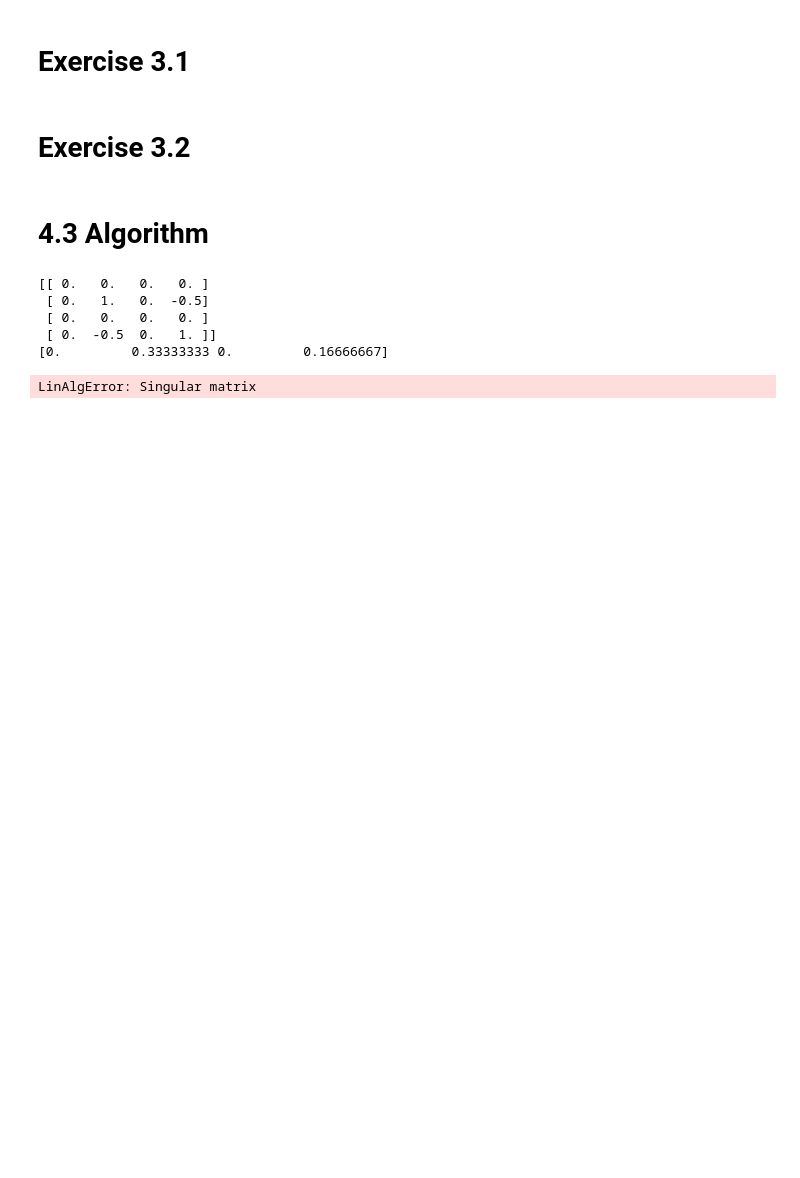
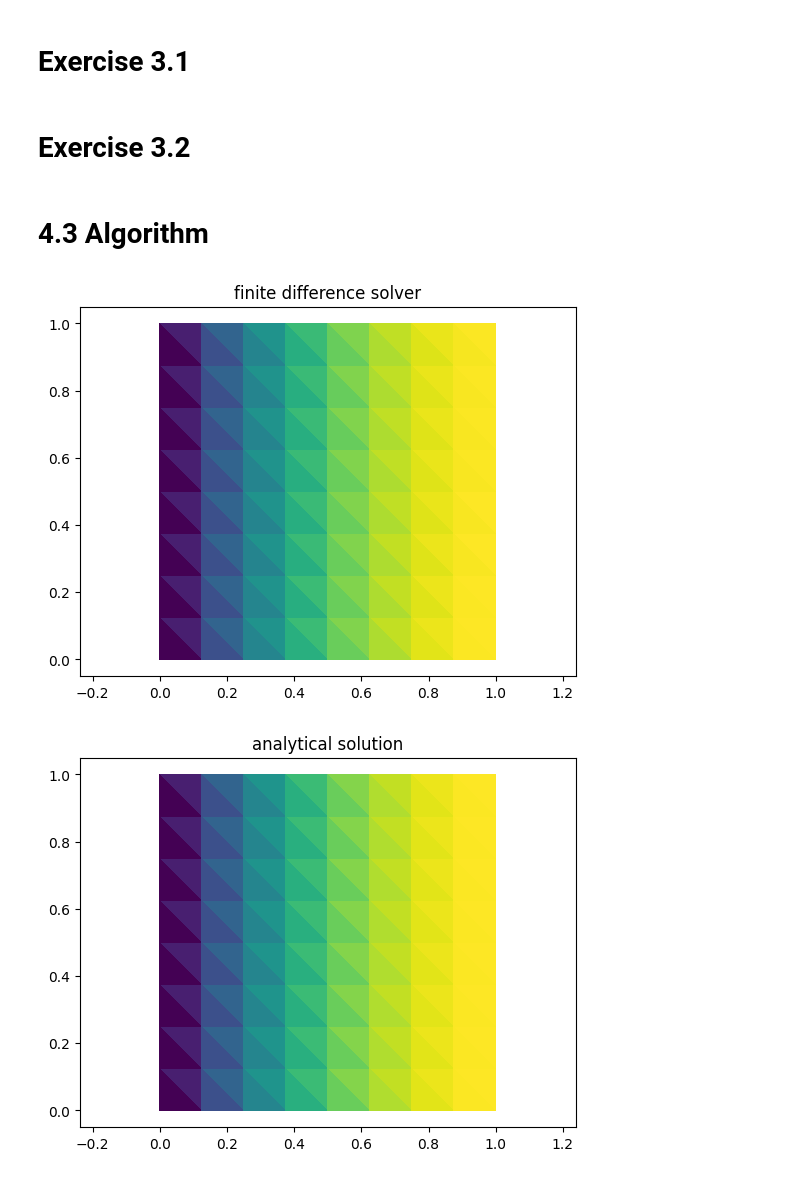
Before and after one commit to 000rla/Numerics_assignment_2, a Jupyter notebook: exercises.ipynb, the cells around one changed output. Drawn from its saved outputs; the diff is of its cells as text; code cells hidden in the pictures; blank space fills up the shorter version.

```diff
--- a/exercises.ipynb
+++ b/exercises.ipynb
@@ -289,8 +289,8 @@ def integrate_psi(psi):
     inte_psi=0
     xi=np.array([[1/6,4/6,1/6],[1/6,1/6,4/6]])
     for j in range(3):
-        inte_psi+=psi(xi[:,j])
-    return inte_psi/6
+        inte_psi+=psi(xi[:,j])/6
+    return inte_psi
 # %%
 def test_localQuadtrature():
 
@@ -530,17 +533,17 @@ def generate_2d_grid(Nx):
                                     i+(j+1)*Nnodes)
     return nodes, IEN, ID, boundaries
 # %%
-Nx=1
+Nx=8
 
 nodes, IEN, ID, boundary_nodes=generate_2d_grid(Nx)
-
-# n_eq = 0
-# for i in range(len(nodes[:, 1])):
-#     if i in boundary_nodes:
-#         ID[i] = -1
-#     else:
-#         ID[i] = n_eq
-#         n_eq += 1
+boundary_nodes=[0,9,18,27,36,45,54,63,72,81]
+n_eq = 0
+for i in range(len(nodes[:, 1])):
+    if i in boundary_nodes:
+        ID[i] = -1
+    else:
+        ID[i] = n_eq
+        n_eq += 1
 
 N_equations = np.max(ID)+1
 N_elements = IEN.shape[0]
@@ -560,47 +563,39 @@ F = np.zeros((N_equations,))
 # Loop over elements
 for e in range(N_elements):
     k_e = stiffness_2d(nodes[:,IEN[e,:]])
     f_e = force_2d(nodes[:,IEN[e,:]], source_function)
     for a in range(3):
         A = LM[a, e]
         for b in range(3):
             B = LM[b, e]
             if (A >= 0) and (B >= 0):
                 K[A, B] += k_e[a, b]
         if (A >= 0):
             F[A] += f_e[a]
 
-print(K)
-print(F)
 # Solve
 Psi_interior = np.linalg.solve(K, F)
 Psi_A = np.zeros(N_nodes)
 for n in range(N_nodes):
     if ID[n] >= 0: # Otherwise Psi should be zero, and we've initialized that already.
         Psi_A[n] = Psi_interior[ID[n]]
 
-
-
-plt.tripcolor(nodes[:,0], nodes[:,1], Psi_A, triangles=IEN)
-#plt.scatter(nodes[:,0], nodes[:,1],c=Psi_A)
+plt.tripcolor(nodes[0,:], nodes[1,:], Psi_A, triangles=IEN)
+# plt.scatter(nodes[:,0], nodes[:,1],c=Psi_A)
 #plt.plot(nodes[boundary_nodes, 0], nodes[boundary_nodes, 1], 'ro')
 plt.axis('equal')
 plt.title('finite difference solver')
 plt.show()
 
-z=psi_analytical(nodes[:,0])
+z=psi_analytical(nodes[0])
 
-plt.tripcolor(nodes[:,0], nodes[:,1],z, triangles=IEN)
+plt.tripcolor(nodes[0], nodes[1],z, triangles=IEN)
 plt.title('analytical solution')
 plt.axis('equal')
 plt.show()
 # %% [output]
-[[ 0.   0.   0.   0. ]
- [ 0.   1.   0.  -0.5]
- [ 0.   0.   0.   0. ]
- [ 0.  -0.5  0.   1. ]]
-[0.         0.33333333 0.         0.16666667]
-LinAlgError: Singular matrix
+[figure, added]
+[figure, added]
 # %%
 def ians_example(S):
     nodes = np.loadtxt('data/esw_nodes_100k.txt')
```
Also changed, not shown: parts of 3 cells of this notebook.
